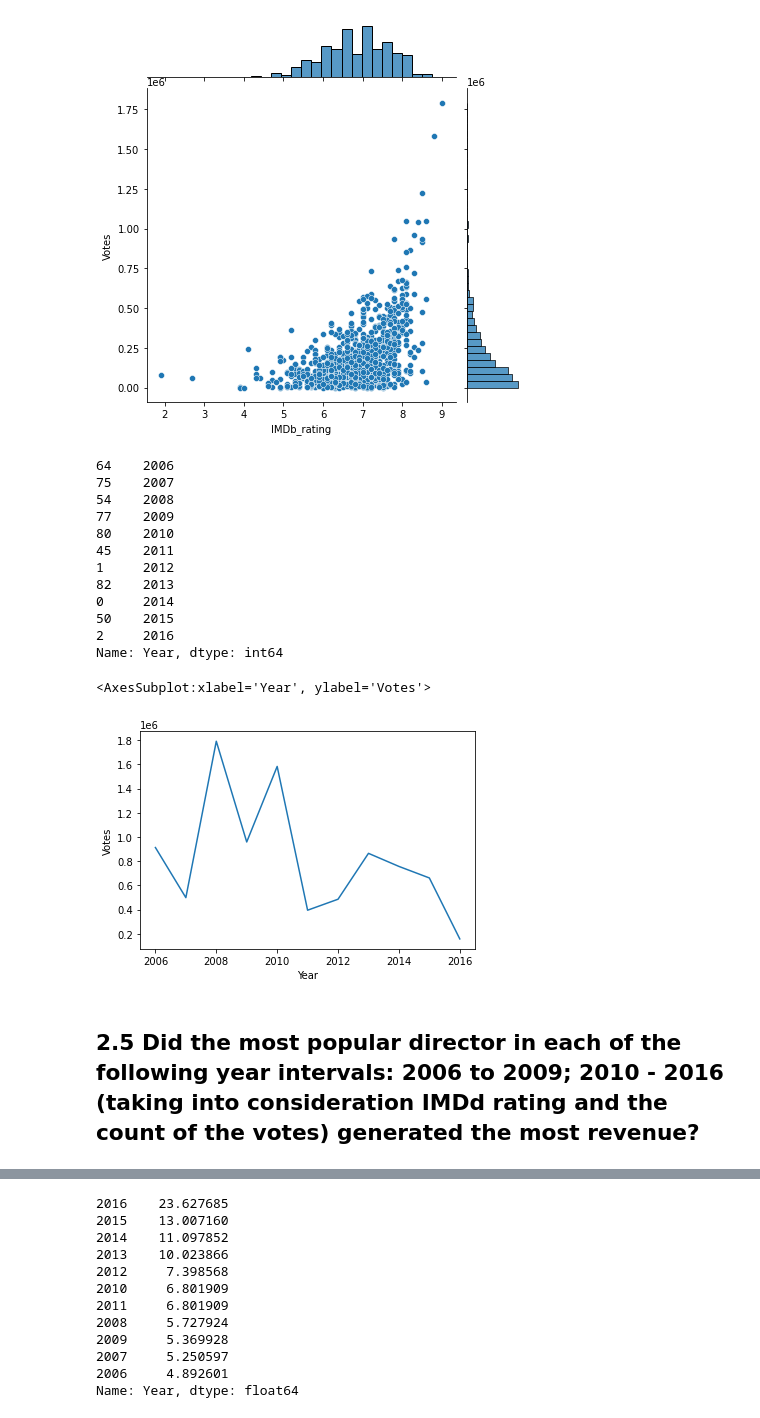
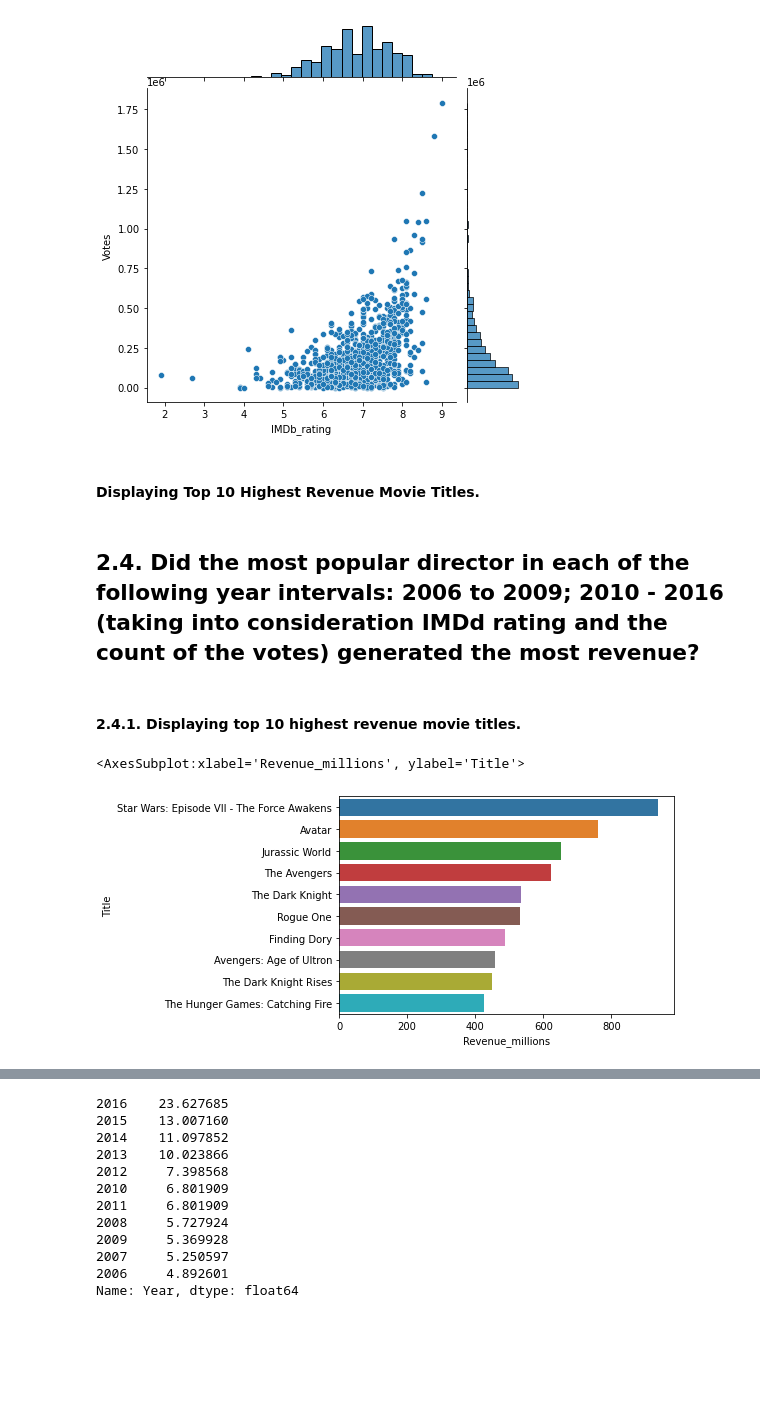
Before and after one commit to Justelei/Python_mokymai, a Jupyter notebook: movies.ipynb, the cells around one changed output, grey strips where cells are left out. Drawn from its saved outputs; the diff is of its cells as text; code cells hidden in the pictures; blank space fills up the shorter version.

```diff
--- a/movies.ipynb
+++ b/movies.ipynb
@@ -285,25 +279,14 @@ sns.jointplot(data=movies, x='IMDb_rating', y='Votes')
-# %%
-a = movies['Year'].drop_duplicates().sort_values()
-a
-# %% [output]
-64    2006
-75    2007
-54    2008
-77    2009
-80    2010
-45    2011
-1     2012
-82    2013
-0     2014
-50    2015
-2     2016
-Name: Year, dtype: int64
-# %%
-sns.lineplot(x=a, y='Votes',
-             data=movies)
-# %% [output]
-<AxesSubplot:xlabel='Year', ylabel='Votes'>
-[figure, removed]
+# %% [markdown]
+#### Displaying Top 10 Highest Revenue Movie Titles.
 # %% [markdown]
-## 2.5 Did the most popular director in each of the following year intervals: 2006 to 2009; 2010 - 2016 (taking into consideration IMDd rating and the count of the votes) generated the most revenue?
+## 2.4. Did the most popular director in each of the following year intervals: 2006 to 2009; 2010 - 2016 (taking into consideration IMDd rating and the count of the votes) generated the most revenue?
+# %% [markdown]
+#### 2.4.1. Displaying top 10 highest revenue movie titles.
+# %%
+topRevenue = movies.nlargest(10,'Revenue_millions')[['Title','Revenue_millions']].set_index('Title')
+topRevenue
+sns.barplot(x='Revenue_millions',y=topRevenue.index,data=topRevenue)
+# %% [output]
+<AxesSubplot:xlabel='Revenue_millions', ylabel='Title'>
+[figure, added]
 # %% [markdown]
```
Also changed, not shown: parts of 31 cells of this notebook.
